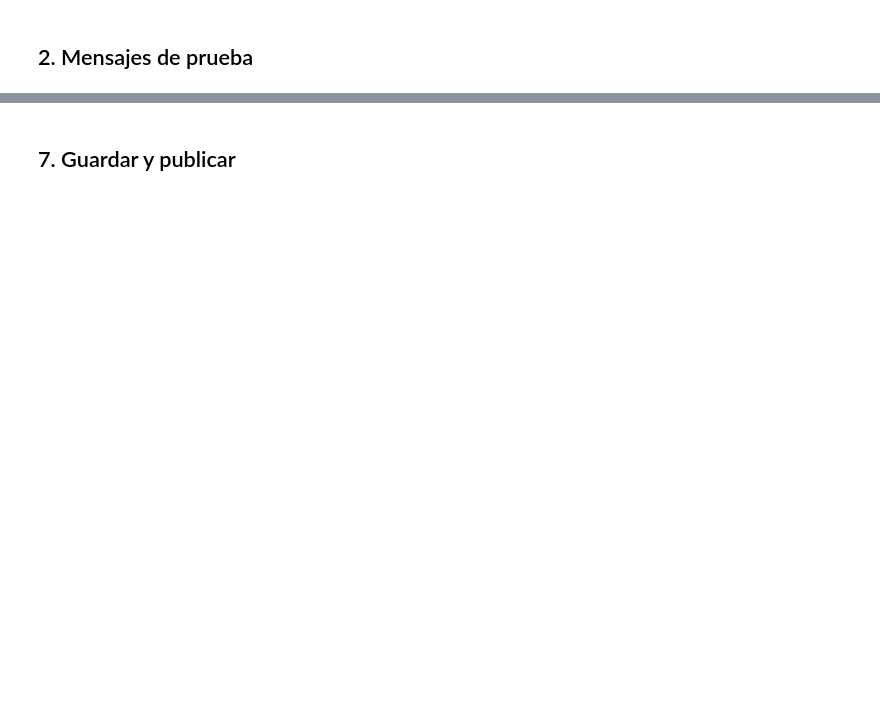
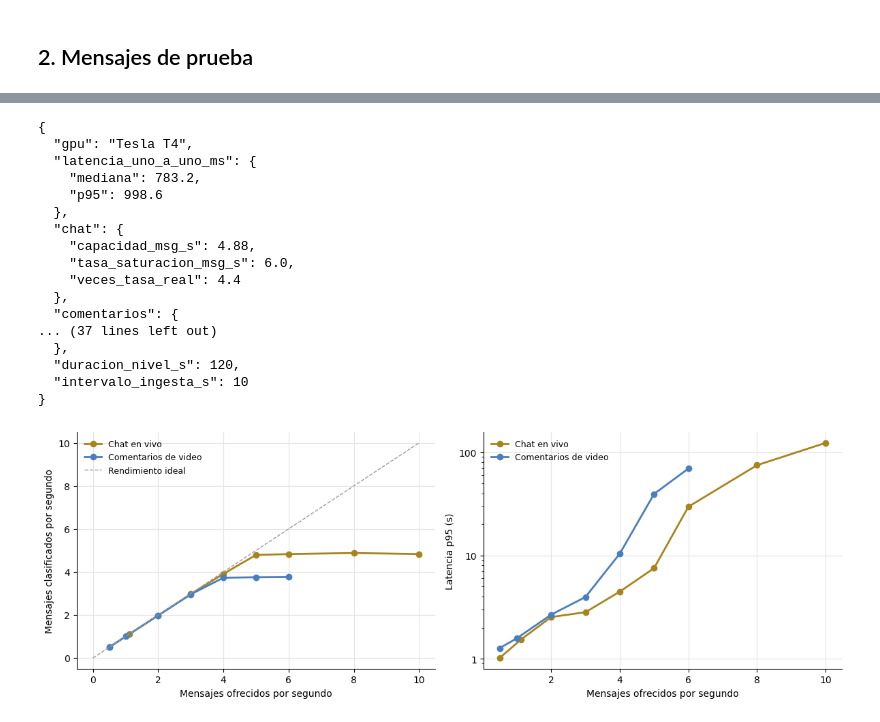
Before and after one commit to santiagortegasegura/emotion_futbol, a Jupyter notebook: notebooks/20_Pruebas_Carga.ipynb, the cells around one changed output, grey strips where cells are left out. Saved outputs shown, nothing was run; the diff lists cells and outputs as text; code cells hidden in the pictures; blank space fills up the shorter version.

```diff
--- a/notebooks/20_Pruebas_Carga.ipynb
+++ b/notebooks/20_Pruebas_Carga.ipynb
@@ -42,4 +49,5 @@ sys.path.insert(0, APP)
 TASAS_CHAT = [0.5, 1.12, 2, 3, 4, 5, 6, 8, 10]     # mensajes por segundo
 TASAS_COMENTARIOS = [0.5, 1, 2, 3, 4, 5, 6]
 DURACION_NIVEL = 120                               # segundos de envío por nivel
+INTERVALO_INGESTA = 10                             # segundos entre consultas al chat de YouTube (notebook 17)
 PUERTO = 8000
@@ -87,6 +140,6 @@ lat = []
 with httpx.Client(timeout=60) as cliente:
     for texto in textos_chat[:50]:
         t0 = time.perf_counter()
-        cliente.post(f"{URL}/clasificar", json={"textos": [texto], "fuente": "chat"})
+        cliente.post(f"{URL}/clasificar", json={"textos": [texto], "fuente": "chat", "usar_cache": False})
         lat.append(1000 * (time.perf_counter() - t0))
 print(f"Latencia uno a uno: mediana {statistics.median(lat):.0f} ms | p95 {sorted(lat)[int(0.95 * len(lat))]:.0f} ms")
@@ -102,4 +178,4 @@ resultados_chat
 # %%
 resultados_com = clasificar_niveles(await barrido(URL, textos_comentarios, TASAS_COMENTARIOS, DURACION_NIVEL,
-                                                 "comentarios"), tasa_real=1.12)
+                                                 "comentarios", etiquetas=etiquetas_comentarios), tasa_real=1.12)
 resultados_com
@@ -105,0 +244,6 @@ resultados_com
+# %%
+publicados = (chat["created_at"] - chat["created_at"].min()).dt.total_seconds().tolist()
+e2e = await fin_a_fin(URL, publicados, textos_chat, intervalo=INTERVALO_INGESTA)
+resumen_e2e = {c: {"mediana": round(e2e[c].median(), 2), "p95": round(e2e[c].quantile(0.95), 2), "max": round(e2e[c].max(), 2)}
+               for c in ["espera_ingesta_s", "servicio_s", "punta_a_punta_s"]}
+print(pd.DataFrame(resumen_e2e).T)
@@ -108,43 +304,55 @@ resultados_com
 # %%
-import json, torch, matplotlib.pyplot as plt
+import json, torch
 from matplotlib.ticker import FuncFormatter
 
 ORO, AZUL, TINTA, REJILLA = "#A8841F", "#4A7EBF", "#3B3B3B", "#E4E3DF"
 resultados = pd.concat([resultados_chat, resultados_com], ignore_index=True)
-
-def capacidad(df):
-    return float(df["rendimiento_logrado"].max())
-
-def primer_saturado(df):
-    s = df[df["saturado"]]
-    return float(s["tasa_ofrecida"].min()) if len(s) else None
-
+sat = lambda df: float(df.loc[df["saturado"], "tasa_ofrecida"].min()) if df["saturado"].any() else None
 resumen = {
     "gpu": torch.cuda.get_device_name(0),
     "latencia_uno_a_uno_ms": {"mediana": round(statistics.median(lat), 1), "p95": round(sorted(lat)[int(0.95 * len(lat))], 1)},
-    "chat": {"capacidad_msg_s": capacidad(resultados_chat), "tasa_saturacion_msg_s": primer_saturado(resultados_chat),
-             "veces_tasa_real": round(capacidad(resultados_chat) / 1.12, 1)},
-    "comentarios": {"capacidad_msg_s": capacidad(resultados_com), "tasa_saturacion_msg_s": primer_saturado(resultados_com)},
-    "duracion_nivel_s": DURACION_NIVEL,
+    "chat": {"capacidad_msg_s": float(resultados_chat["rendimiento_logrado"].max()), "tasa_saturacion_msg_s": sat(resultados_chat),
+             "veces_tasa_real": round(float(resultados_chat["rendimiento_logrado"].max()) / 1.12, 1)},
+    "comentarios": {"capacidad_msg_s": float(resultados_com["rendimiento_logrado"].max()), "tasa_saturacion_msg_s": sat(resultados_com),
+                    "accuracy_por_nivel": dict(zip(resultados_com["tasa_ofrecida"].astype(str), resultados_com["accuracy"]))},
+    "recursos_maximos": {"cpu_pct_promedio_max": float(resultados["uso_cpu_pct"].max()), "ram_mib_max": float(resultados["ram_mib"].max()),
+                         "vram_mib_max": float(resultados["memoria_gpu_mib"].max())},
+    "cache": {"repetidos_chat": round(reps["chat"], 4), "repetidos_final": round(reps["final"], 4)},
+    "punta_a_punta_s": resumen_e2e,
+    "duracion_nivel_s": DURACION_NIVEL, "intervalo_ingesta_s": INTERVALO_INGESTA,
 }
 print(json.dumps(resumen, indent=2, ensure_ascii=False))
 
 fig, (a1, a2) = plt.subplots(1, 2, figsize=(12, 4.2))
 for df, color, nombre in [(resultados_chat, ORO, "Chat en vivo"), (resultados_com, AZUL, "Comentarios de video")]:
     a1.plot(df["tasa_ofrecida"], df["rendimiento_logrado"], "o-", color=color, lw=2, label=nombre)
     a2.plot(df["tasa_ofrecida"], df["latencia_p95_ms"] / 1000, "o-", color=color, lw=2, label=nombre)
-lim = max(TASAS_CHAT)
-a1.plot([0, lim], [0, lim], "--", color="#9A9A9A", lw=1, label="Rendimiento ideal")
-a1.axvline(1.12, color=TINTA, lw=0.8, ls=":"); a1.text(1.2, 0.3, "tasa real del chat", fontsize=8, color=TINTA)
+a1.plot([0, max(TASAS_CHAT)], [0, max(TASAS_CHAT)], "--", color="#9A9A9A", lw=1, label="Rendimiento ideal")
 a1.set_xlabel("Mensajes ofrecidos por segundo"); a1.set_ylabel("Mensajes clasificados por segundo")
 a2.set_xlabel("Mensajes ofrecidos por segundo"); a2.set_ylabel("Latencia p95 (s)"); a2.set_yscale("log")
 a2.yaxis.set_major_formatter(FuncFormatter(lambda v, _: f"{v:g}"))
-a2.yaxis.set_minor_formatter(FuncFormatter(lambda v, _: ""))
 for a in (a1, a2):
     a.grid(color=REJILLA); a.spines[["top", "right"]].set_visible(False); a.legend(frameon=False, fontsize=9)
 plt.tight_layout(); plt.savefig("pruebas_carga.png", dpi=200); plt.show()
+# %% [output]
+{
+  "gpu": "Tesla T4",
+  "latencia_uno_a_uno_ms": {
+    "mediana": 783.2,
+    "p95": 998.6
+  },
+  "chat": {
+    "capacidad_msg_s": 4.88,
+    "tasa_saturacion_msg_s": 6.0,
+    "veces_tasa_real": 4.4
+  },
+  "comentarios": {
+... (37 lines left out)
+  },
+  "duracion_nivel_s": 120,
+  "intervalo_ingesta_s": 10
+}
+[figure, added]
-# %% [markdown]
-## 7. Guardar y publicar
 # %%
 from huggingface_hub import upload_file
 
```
Also changed, not shown: parts of 23 cells of this notebook, 4 other files.
